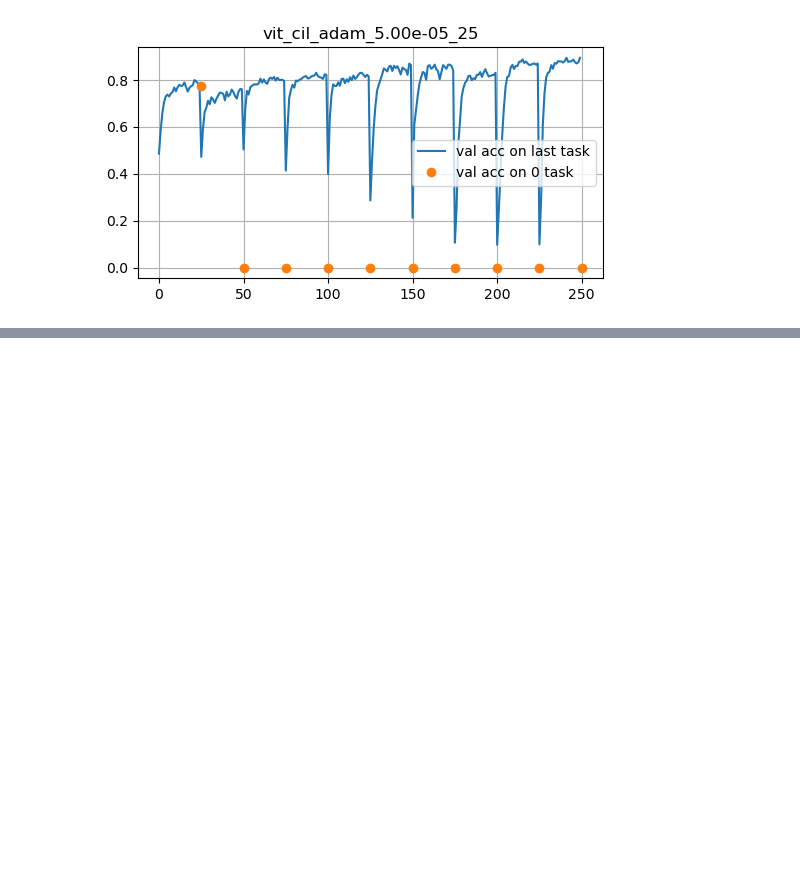
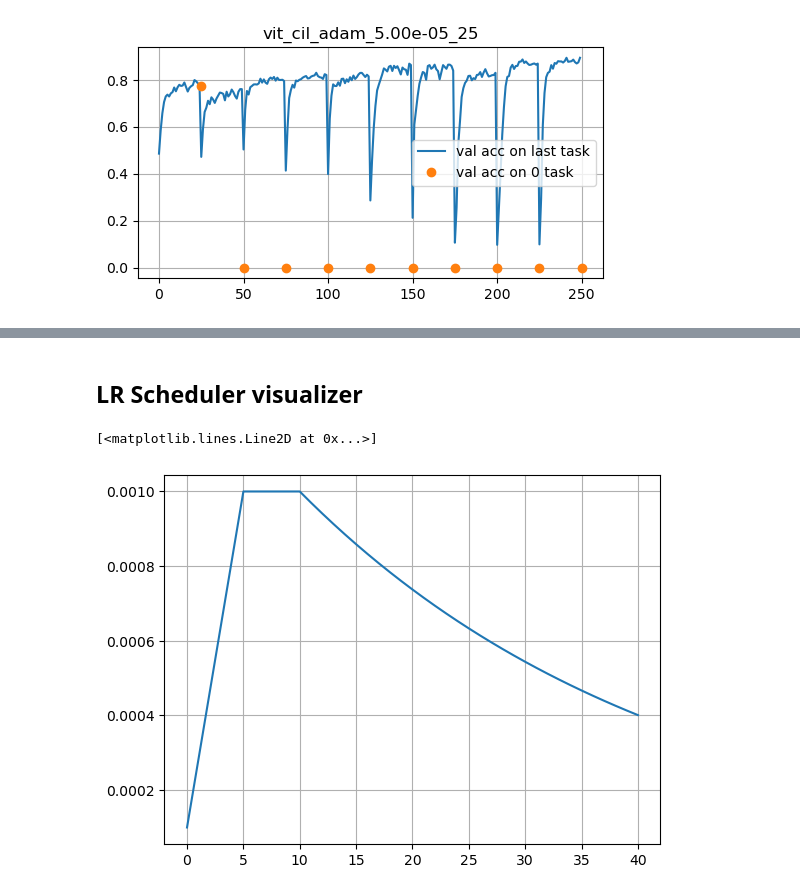
Before and after one commit to mipt-alexa/continual-learning, a Jupyter notebook: visualize.ipynb, the cells around one changed output, grey strips where cells are left out. Drawn from its saved outputs; the diff is of its cells as text; code cells hidden in the pictures; blank space fills up the shorter version.

```diff
--- a/visualize.ipynb
+++ b/visualize.ipynb
@@ -72,0 +167,23 @@ for name in run_name:
+# %% [markdown]
+## LR Scheduler visualizer
+# %%
+model = torch.nn.Linear(10, 1)
+optimizer = optim.Adam(model.parameters(), lr=1e-3)
+
+n = 40
+lr_vals = np.zeros(n+1)
+
+scheduler_1 = optim.lr_scheduler.ConstantLR(optimizer, factor=1)
+scheduler_2 = optim.lr_scheduler.LinearLR(optimizer, start_factor=0.1, end_factor=1, total_iters=5)
+scheduler_3 = optim.lr_scheduler.ExponentialLR(optimizer, gamma=0.97)
+result_scheduler = optim.lr_scheduler.SequentialLR(optimizer, [scheduler_2, scheduler_1, scheduler_3], milestones=[5, 10])
+
+for i in range(n+1):
+    lr_vals[i] = optimizer.param_groups[0]["lr"]
+    result_scheduler.step()
+
+
+plt.plot(np.arange(n+1), lr_vals)
+# %% [output]
+[<matplotlib.lines.Line2D at 0x...>]
+[figure, added]
```
Also changed, not shown: parts of 11 cells of this notebook, 32 other files.
